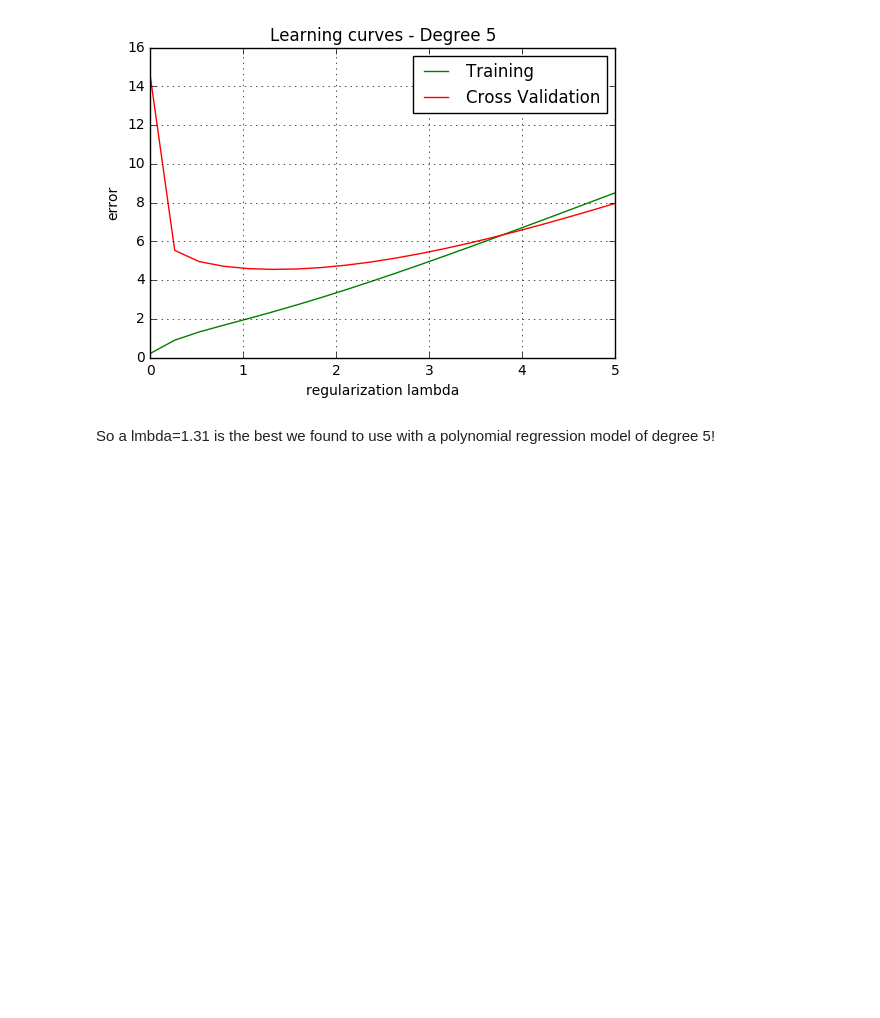
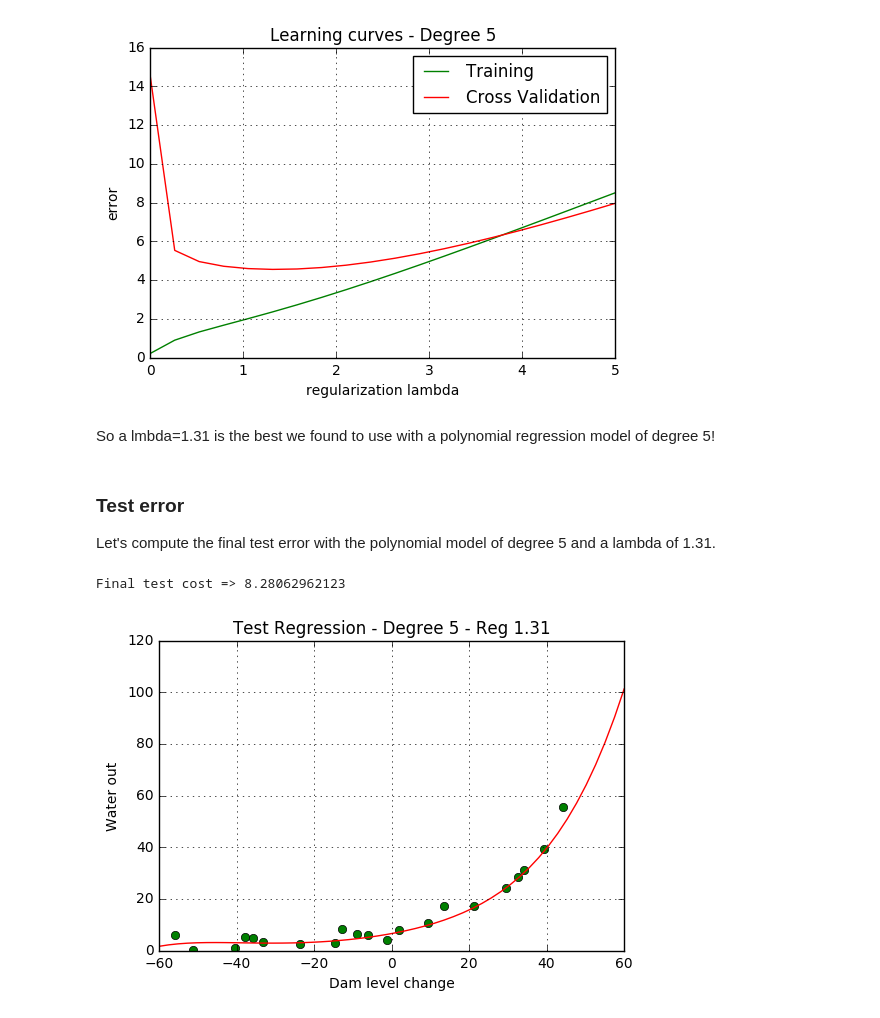
Before and after one commit to eduardbonada/ML-AndrewNg, a Jupyter notebook: ex5. Bias vs Variance/ex5. Bias vs Variance.ipynb, the cells around one changed output. Drawn from its saved outputs; the diff is of its cells as text; code cells hidden in the pictures; blank space fills up the shorter version.

Commit message:
ex5. final test error

```diff
--- a/ex5. Bias vs Variance/ex5. Bias vs Variance.ipynb
+++ b/ex5. Bias vs Variance/ex5. Bias vs Variance.ipynb
@@ -394,7 +394,7 @@ When we look at the regresison lines fitting training and cv data, it now looks
 So regularization (with lmbda=1) did a good job.
 # %%
 # degree of the polynomial model (polynomial features to construct)
-poly_degree = 1.
+poly_degree = 5
 
 # regularization parameter (note it is not used to compute Jtr and Jcv)
 lmbda = 10
@@ -465,3 +465,32 @@ Minimum Jcv at lmba = 1.31578947368 => cost = 4.54729915009
 [figure]
 # %% [markdown]
 So a lmbda=1.31 is the best we found to use with a polynomial regression model of degree 5!
+# %% [markdown]
+### Test error
+
+Let's compute the final test error with the polynomial model of degree 5 and a lambda of 1.31.
+# %%
+# degree of the polynomial model (polynomial features to construct)
+poly_degree = 5
+
+# regularization parameter
+lmbda = 1.31
+
+# create the normalized polynomial features and train the model
+Xtr_poly, original_means, original_std_devs, theta_final = createPolynomialFeaturesAndTrain(Xtr, ytr, poly_degree, lmbda)
+
+# create the normalized polynomial features up to poly_degree of the test set
+Xtest_poly = generatePolynomialFeatures(Xtest,5)
+Xtest_poly, original_means_test, original_std_devs_test = normalizeFeatures(Xtest_poly)
+
+# compute test cost
+j_test = computeCost(theta_final, Xtest_poly, ytest, 0)
+
+print("Final test cost => " + str(j_test))
+
+# plot scatter data and regression line
+plotScatter(Xtest[:,1],ytest,'Test Regression - Degree '+str(poly_degree)+' - Reg '+str(lmbda),'Water out','Dam level change')
+plotPolynomialFit(theta_final, original_means, original_std_devs)
+# %% [output]
+Final test cost => 8.28062962123
+[figure, added]
```
Also changed, not shown: parts of 1 cell of this notebook.
